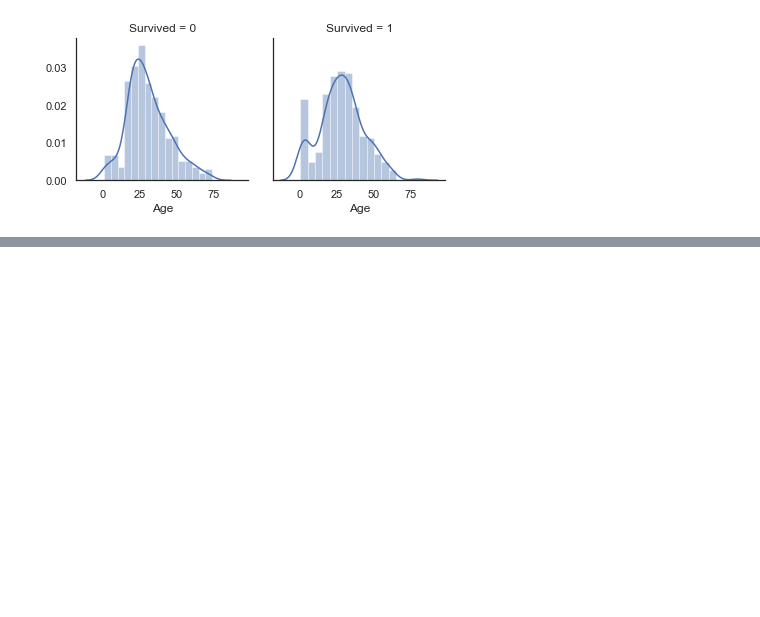
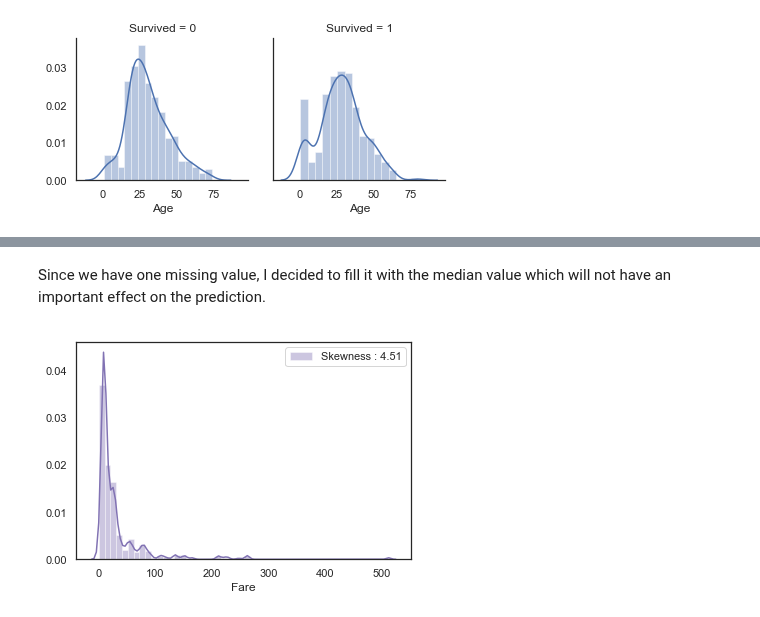
Before and after one commit to JohnHeo04/Day_by_day, a Jupyter notebook: Titanic Top 4% with ensemble modeling_3rd.ipynb, the cells around one changed output, grey strips where cells are left out. Cells and saved outputs as stored; diff of their text form; code cells hidden in the pictures; blank space fills up the shorter version.

```diff
--- a/Titanic Top 4% with ensemble modeling_3rd.ipynb
+++ b/Titanic Top 4% with ensemble modeling_3rd.ipynb
@@ -296,0 +325,8 @@ g = g.map(sns.distplot, "Age")
+# %% [markdown]
+Since we have one missing value, I decided to fill it with the median value which will not have an important effect on the prediction.
+# %%
+# Explore Fare Distribution
+g = sns.distplot(dataset["Fare"], color="m", label = "Skewness : %.2f"% (dataset["Fare"].skew()))
+g = g.legend(loc="best")
+# %% [output]
+[figure, added]
```
Also changed, not shown: parts of 6 cells of this notebook.
